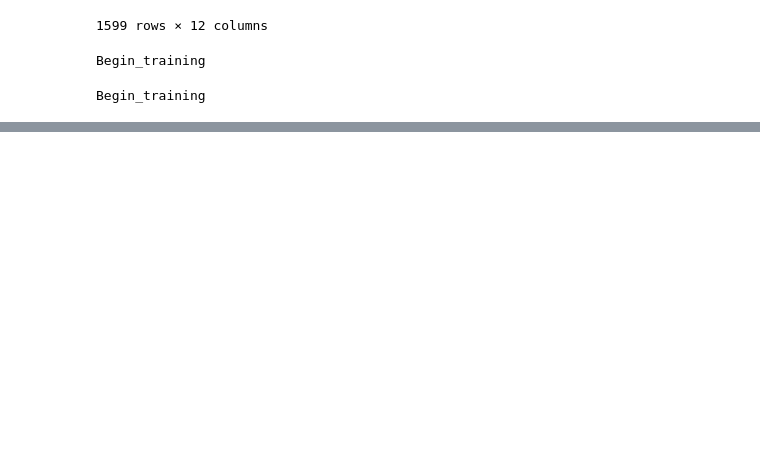
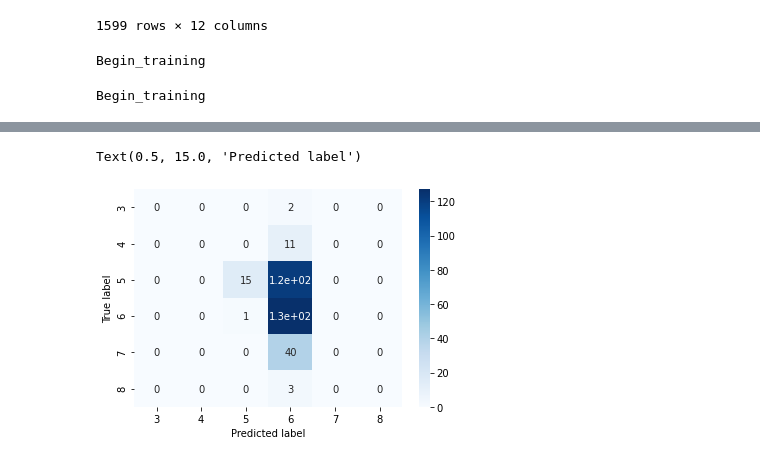
Before and after one commit to bharadwaj1098/Pyt-Ex, a Jupyter notebook: example.ipynb, the cells around one changed output, grey strips where cells are left out. Drawn from its saved outputs; the diff is of its cells as text; code cells hidden in the pictures; blank space fills up the shorter version.

```diff
--- a/example.ipynb
+++ b/example.ipynb
@@ -217,0 +214,9 @@ Begin_training
+# %%
+confusion_matrix_df = pd.DataFrame(confusion_matrix(y_test, plots['FIRST']["Output"])).rename(columns=idx2class, index=idx2class)
+
+sns.heatmap(confusion_matrix_df, annot=True, cmap='Blues')
+plt.ylabel('True label')
+plt.xlabel('Predicted label')
+# %% [output]
+Text(0.5, 15.0, 'Predicted label')
+[figure, added]
```
Also changed, not shown: parts of 9 cells of this notebook, 2 other files.
